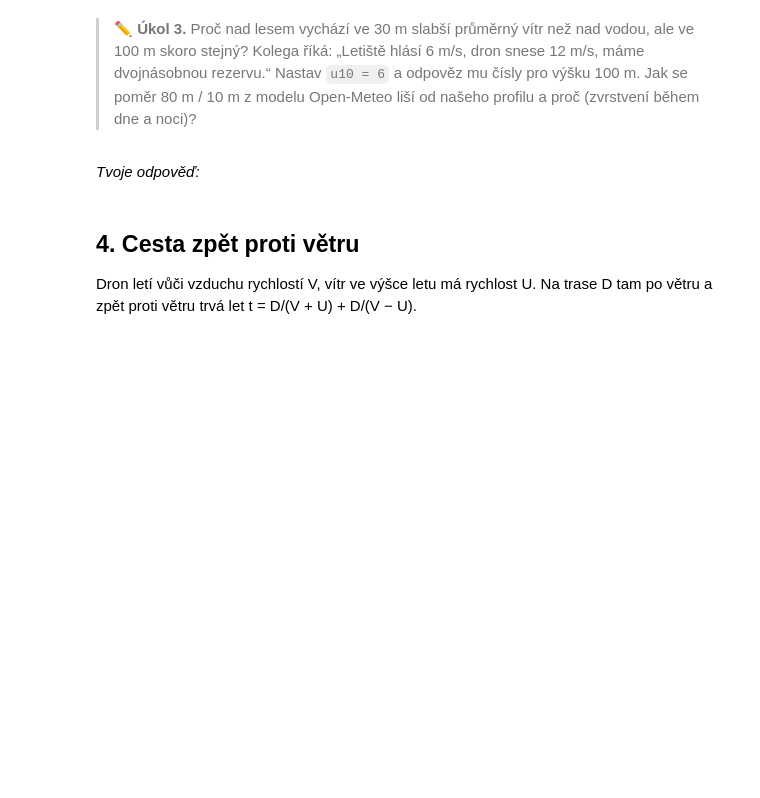
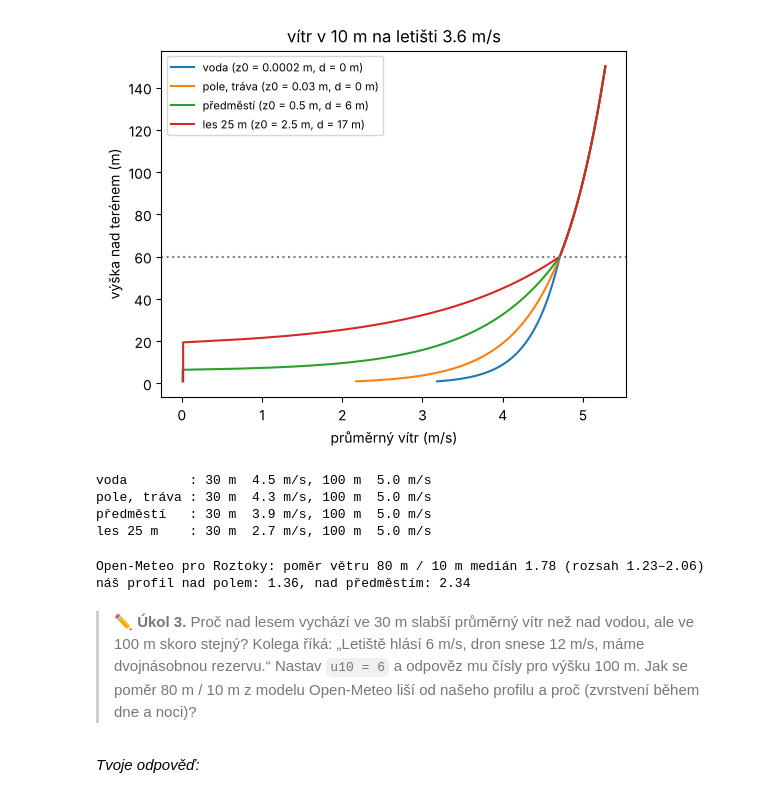
Before and after one commit to OpenSkyLab-space/notebooks, a Jupyter notebook: drone_weather_cs.ipynb, the cells around one changed output. Saved outputs shown, nothing was run; the diff lists cells and outputs as text; code cells hidden in the pictures; blank space fills up the shorter version.

```diff
--- a/drone_weather_cs.ipynb
+++ b/drone_weather_cs.ipynb
@@ -91,18 +146,0 @@ Letiště měří vítr v 10 m nad trávou (délka drsnosti z0 = 0,03 m). Ve vý
-# %%
-def wind_at(z, u10, z0=0.03, d=0.0, zb=60.0):
-    ub = u10 * np.log(zb / 0.03) / np.log(10 / 0.03)                    # vítr ve výšce promíchání nad letištěm
-    z = np.asarray(z, float)
-    site = ub * np.log(np.maximum(z - d, z0 * 1.01) / z0) / np.log((zb - d) / z0)
-    above = ub * np.log(z / 0.03) / np.log(zb / 0.03)
-    return np.where(z <= zb, site, above)
-
-TERRAIN = {"voda": (0.0002, 0), "pole, tráva": (0.03, 0), "předměstí": (0.5, 6), "les 25 m": (2.5, 17)}
-u10 = float(met[met["stanice"] == "LKPR"]["vítr m/s"].iloc[0])     # ◀ parametr: vítr v 10 m (výchozí je poslední METAR z Prahy)
-z = np.linspace(1, 150, 300)
-plt.figure(figsize=(6, 4.5))
-for name, (z0, d) in TERRAIN.items():
-    plt.plot(wind_at(z, u10, z0, d), z, label=f"{name} (z0 = {z0} m, d = {d} m)")
-plt.axhline(60, color="gray", ls=":"); plt.xlabel("průměrný vítr (m/s)"); plt.ylabel("výška nad terénem (m)")
-plt.title(f"vítr v 10 m na letišti {u10:.1f} m/s"); plt.legend(fontsize=8); plt.show()
-for name, (z0, d) in TERRAIN.items():
-    print(f"{name:12s}: 30 m {wind_at(30, u10, z0, d):4.1f} m/s, 100 m {wind_at(100, u10, z0, d):4.1f} m/s")
@@ -109,15 +151,39 @@ for name, (z0, d) in TERRAIN.items():
 # %%
-fc = open_meteo({"latitude": 50.152, "longitude": 14.392, "forecast_days": 2, "wind_speed_unit": "ms", "timezone": "Europe/Prague",
-                 "hourly": "wind_speed_10m,wind_speed_80m,wind_speed_120m,wind_gusts_10m,temperature_2m,dew_point_2m,visibility,precipitation"})
-fc = pd.DataFrame(fc["hourly"]).set_index("time")
-ratio80 = (fc.wind_speed_80m / fc.wind_speed_10m)[fc.wind_speed_10m > 2]
-print(f"Open-Meteo pro Roztoky: poměr větru 80 m / 10 m medián {ratio80.median():.2f} (rozsah {ratio80.min():.2f}–{ratio80.max():.2f})")
-print(f"náš profil nad polem: {wind_at(80, 1.0, 0.03, 0) / 1.0:.2f}, nad předměstím: {wind_at(80, 1.0, 0.5, 6) / wind_at(10, 1.0, 0.5, 6):.2f}")
+def wind_at(z, u10, z0=0.03, d=0.0, zb=60.0):
+    ub = u10 * np.log(zb / 0.03) / np.log(10 / 0.03)                    # vítr ve výšce promíchání nad letištěm
+    z = np.asarray(z, float)
+    site = ub * np.log(np.maximum(z - d, z0 * 1.01) / z0) / np.log((zb - d) / z0)
+    above = ub * np.log(z / 0.03) / np.log(zb / 0.03)
+    return np.where(z <= zb, site, above)
+
+TERRAIN = {"voda": (0.0002, 0), "pole, tráva": (0.03, 0), "předměstí": (0.5, 6), "les 25 m": (2.5, 17)}
+ST_U = ST_VIZ if (met["stanice"] == ST_VIZ).any() else "LKPR"
+u10 = float(met[met["stanice"] == ST_U]["vítr m/s"].iloc[0])     # ◀ parametr: vítr v 10 m (výchozí je poslední METAR z Prahy)
+z = np.linspace(1, 150, 300)
+plt.figure(figsize=(6, 4.5))
+for name, (z0, d) in TERRAIN.items():
+    plt.plot(wind_at(z, u10, z0, d), z, label=f"{name} (z0 = {z0} m, d = {d} m)")
+plt.axhline(60, color="gray", ls=":"); plt.xlabel("průměrný vítr (m/s)"); plt.ylabel("výška nad terénem (m)")
+plt.title(f"vítr v 10 m na letišti {u10:.1f} m/s"); plt.legend(fontsize=8); plt.show()
+for name, (z0, d) in TERRAIN.items():
+    print(f"{name:12s}: 30 m {wind_at(30, u10, z0, d):4.1f} m/s, 100 m {wind_at(100, u10, z0, d):4.1f} m/s")
+# %% [output]
+[figure, added]
+voda        : 30 m  4.5 m/s, 100 m  5.0 m/s
+pole, tráva : 30 m  4.3 m/s, 100 m  5.0 m/s
+předměstí   : 30 m  3.9 m/s, 100 m  5.0 m/s
+les 25 m    : 30 m  2.7 m/s, 100 m  5.0 m/s
-# %% [markdown]
-> **✏️ Úkol 3.** Proč nad lesem vychází ve 30 m slabší průměrný vítr než nad vodou, ale ve 100 m skoro stejný? Kolega říká: „Letiště hlásí 6 m/s, dron snese 12 m/s, máme dvojnásobnou rezervu.“ Nastav `u10 = 6` a odpověz mu čísly pro výšku 100 m. Jak se poměr 80 m / 10 m z modelu Open-Meteo liší od našeho profilu a proč (zvrstvení během dne a noci)?
+# %%
+fc = open_meteo({"latitude": 50.152, "longitude": 14.392, "forecast_days": 2, "wind_speed_unit": "ms", "timezone": "Europe/Prague",
+                 "hourly": "wind_speed_10m,wind_speed_80m,wind_speed_120m,wind_gusts_10m,temperature_2m,dew_point_2m,visibility,precipitation"})
+fc = pd.DataFrame(fc["hourly"]).set_index("time")
+ratio80 = (fc.wind_speed_80m / fc.wind_speed_10m)[fc.wind_speed_10m > 2]
+print(f"Open-Meteo pro Roztoky: poměr větru 80 m / 10 m medián {ratio80.median():.2f} (rozsah {ratio80.min():.2f}–{ratio80.max():.2f})")
+print(f"náš profil nad polem: {wind_at(80, 1.0, 0.03, 0) / 1.0:.2f}, nad předměstím: {wind_at(80, 1.0, 0.5, 6) / wind_at(10, 1.0, 0.5, 6):.2f}")
+# %% [output]
+Open-Meteo pro Roztoky: poměr větru 80 m / 10 m medián 1.78 (rozsah 1.23–2.06)
+náš profil nad polem: 1.36, nad předměstím: 2.34
 # %% [markdown]
-*Tvoje odpověď:*
+> **✏️ Úkol 3.** Proč nad lesem vychází ve 30 m slabší průměrný vítr než nad vodou, ale ve 100 m skoro stejný? Kolega říká: „Letiště hlásí 6 m/s, dron snese 12 m/s, máme dvojnásobnou rezervu.“ Nastav `u10 = 6` a odpověz mu čísly pro výšku 100 m. Jak se poměr 80 m / 10 m z modelu Open-Meteo liší od našeho profilu a proč (zvrstvení během dne a noci)?
 # %% [markdown]
-## 4. Cesta zpět proti větru
-
-Dron letí vůči vzduchu rychlostí V, vítr ve výšce letu má rychlost U. Na trase D tam po větru a zpět proti větru trvá let t = D/(V + U) + D/(V − U).
+*Tvoje odpověď:*
```
Also changed, not shown: parts of 34 cells of this notebook, 55 other files.
